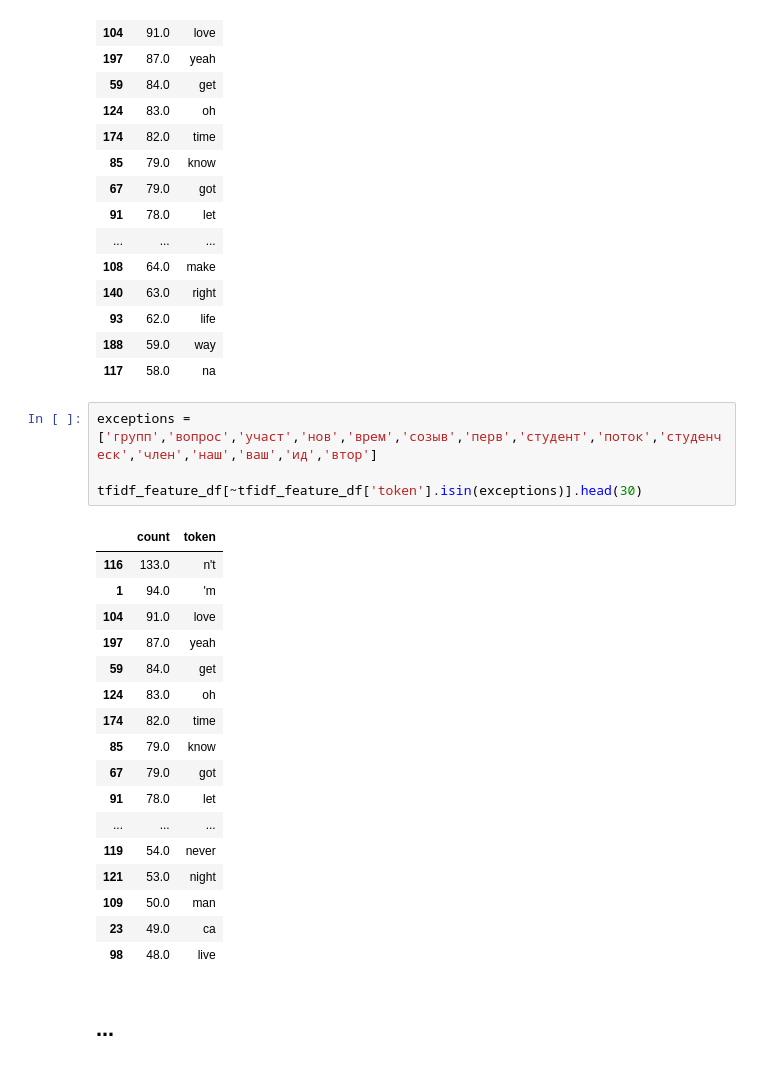
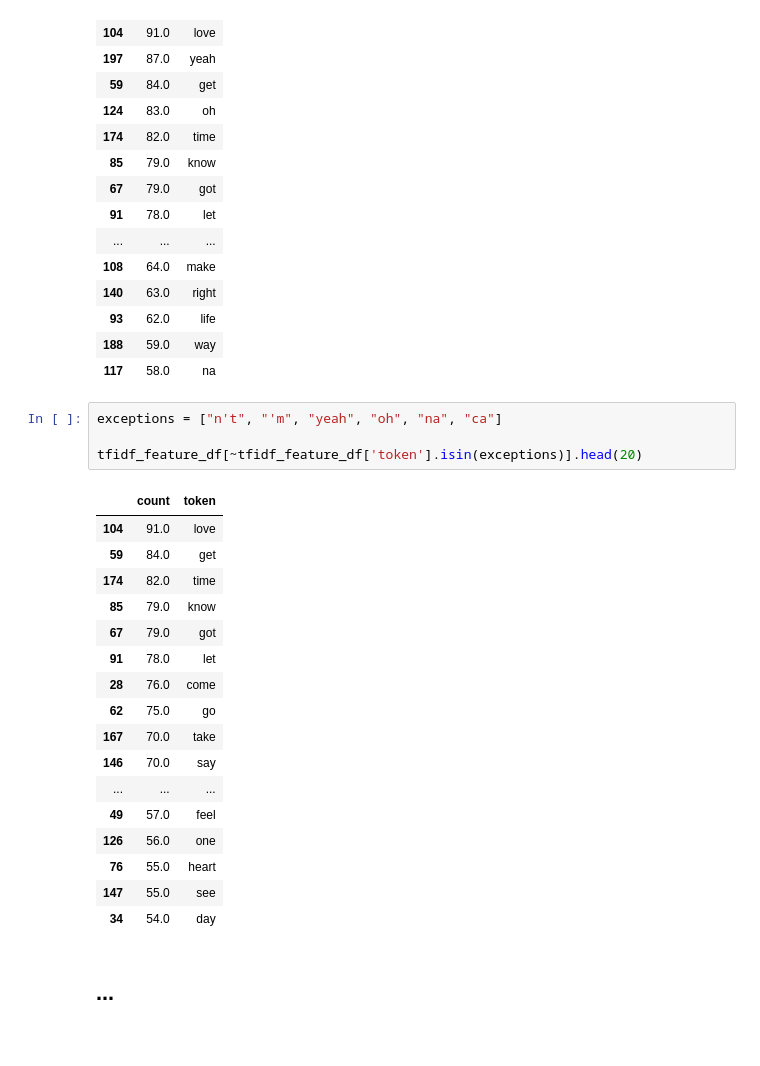
Before and after one commit to am-tropin/english-song-lyrics, a Jupyter notebook: lyrics - queen summarization.ipynb, the cells around one changed output. Saved outputs shown, nothing was run; the diff lists cells and outputs as text.

```diff
--- a/lyrics - queen summarization.ipynb
+++ b/lyrics - queen summarization.ipynb
@@ -163,28 +163,28 @@ tfidf_feature_df.head(20)
 | 93 | 62.0 | life |
 | 188 | 59.0 | way |
 | 117 | 58.0 | na |
-# %%
-exceptions = ['групп','вопрос','участ','нов','врем','созыв','перв','студент','поток','студенческ','член','наш','ваш','ид','втор']
-
-tfidf_feature_df[~tfidf_feature_df['token'].isin(exceptions)].head(30)
-# %% [output]
-|  | count | token |
-| 116 | 133.0 | n't |
-| 1 | 94.0 | 'm |
-| 104 | 91.0 | love |
-| 197 | 87.0 | yeah |
-| 59 | 84.0 | get |
-| 124 | 83.0 | oh |
-| 174 | 82.0 | time |
-| 85 | 79.0 | know |
-| 67 | 79.0 | got |
-| 91 | 78.0 | let |
-| ... | ... | ... |
-| 119 | 54.0 | never |
-| 121 | 53.0 | night |
-| 109 | 50.0 | man |
-| 23 | 49.0 | ca |
-| 98 | 48.0 | live |
+# %%
+exceptions = ["n't", "'m", "yeah", "oh", "na", "ca"]
+
+tfidf_feature_df[~tfidf_feature_df['token'].isin(exceptions)].head(20)
+# %% [output]
+|  | count | token |
+| 104 | 91.0 | love |
+| 59 | 84.0 | get |
+| 174 | 82.0 | time |
+| 85 | 79.0 | know |
+| 67 | 79.0 | got |
+| 91 | 78.0 | let |
+| 28 | 76.0 | come |
+| 62 | 75.0 | go |
+| 167 | 70.0 | take |
+| 146 | 70.0 | say |
+| ... | ... | ... |
+| 49 | 57.0 | feel |
+| 126 | 56.0 | one |
+| 76 | 55.0 | heart |
+| 147 | 55.0 | see |
+| 34 | 54.0 | day |
 # %% [markdown]
 ## ...
 # %%
```
Also changed, not shown: parts of 16 cells of this notebook, 5 other files.
